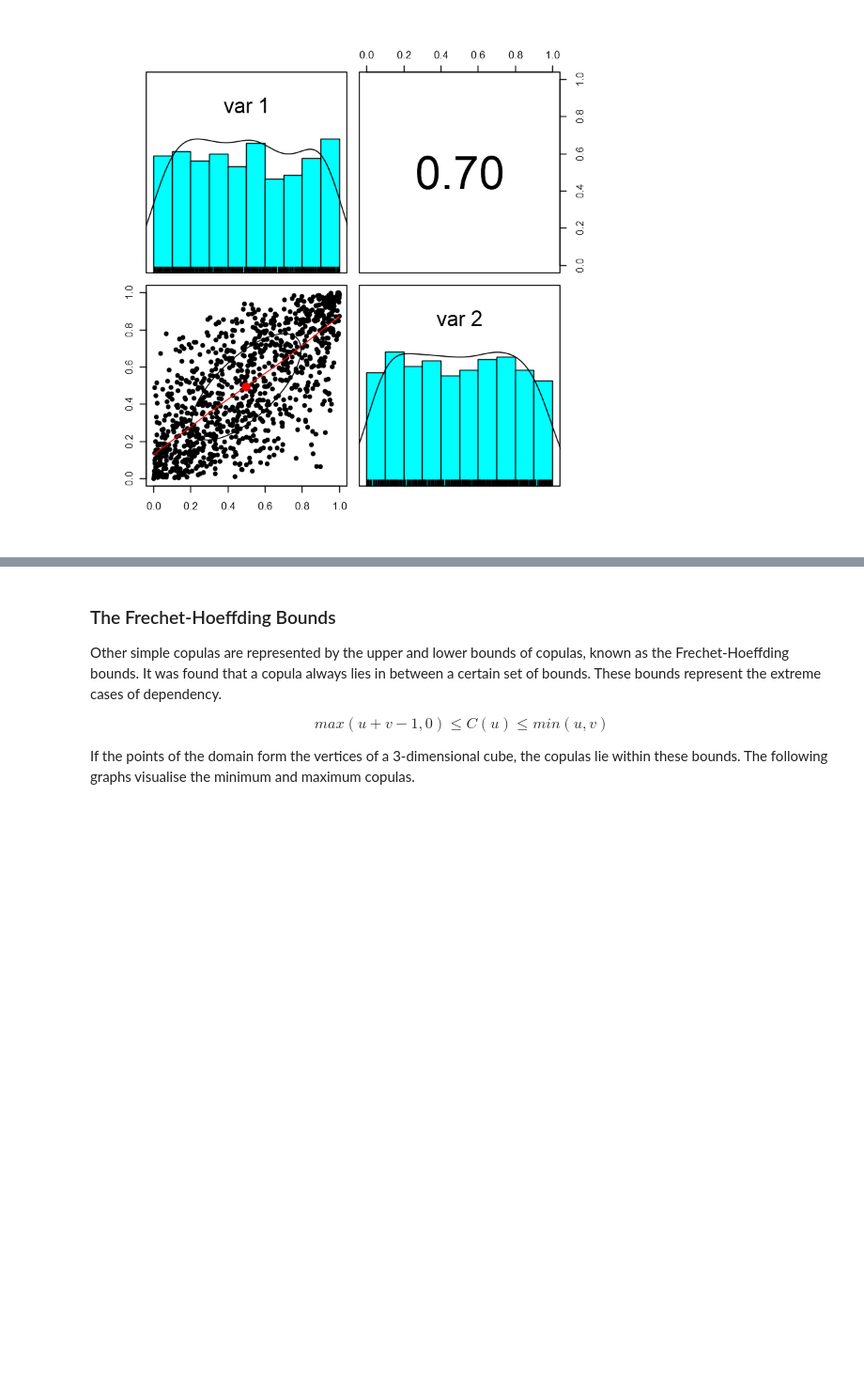
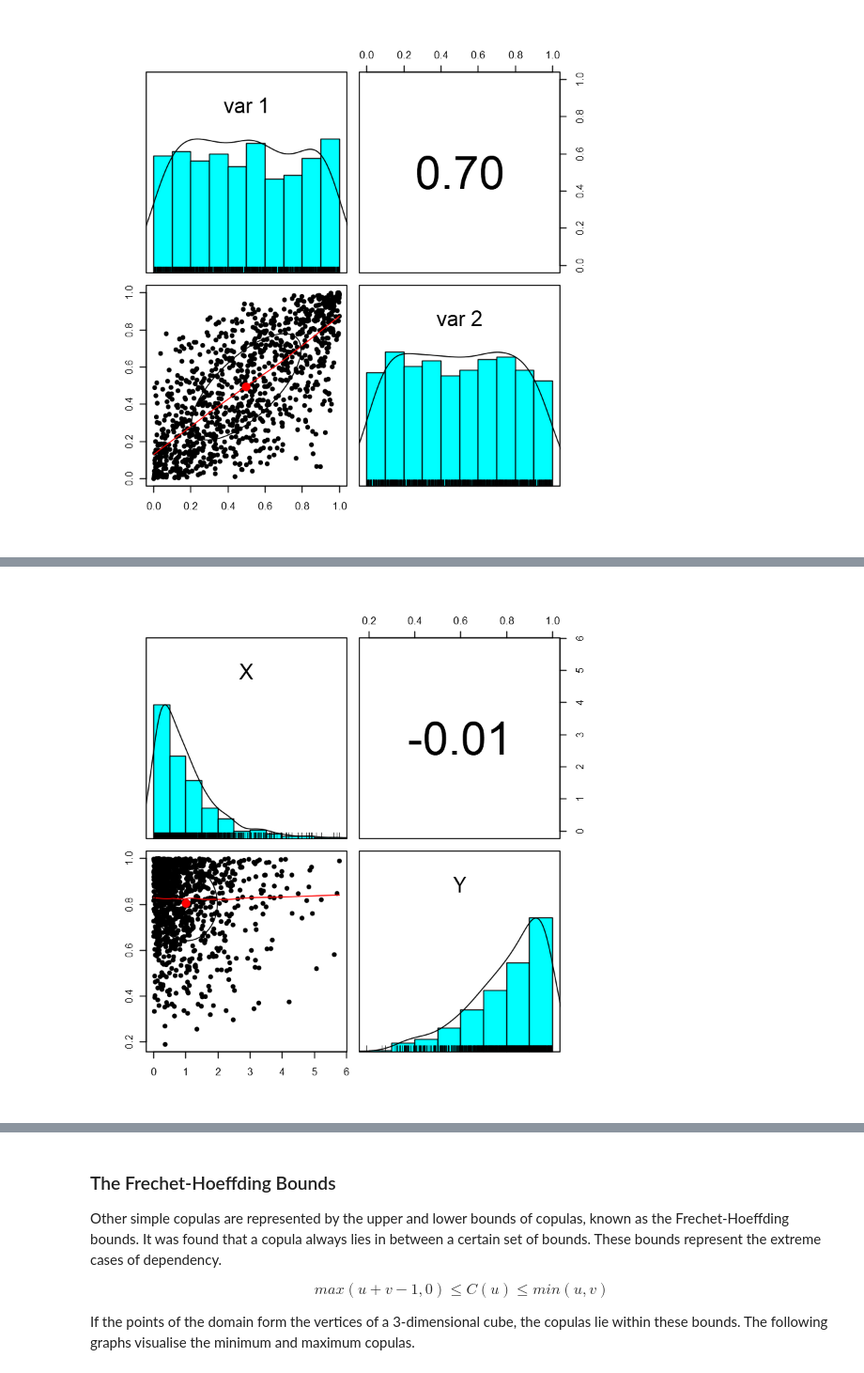
Before and after one commit to WSU-Data-Science/report-on-assigned-topic-1-shairaviaje, a Jupyter notebook: Report_Copulas.ipynb, the cells around one changed output, grey strips where cells are left out. Shown at 94% size. Drawn from its saved outputs; the diff is of its cells as text; code cells hidden in the pictures; blank space fills up the shorter version.

```diff
--- a/Report_Copulas.ipynb
+++ b/Report_Copulas.ipynb
@@ -65,0 +79,7 @@ These can be extended to multiple dimensions, and used for multivariate distribu
+# %%
+X = rgamma(1000, 1)
+Y = rbeta(1000, 4, 1)
+z = cbind(X,Y)
+pairs.panels(z)
+# %% [output]
+[figure, added]
```
Also changed, not shown: parts of 56 cells of this notebook.
